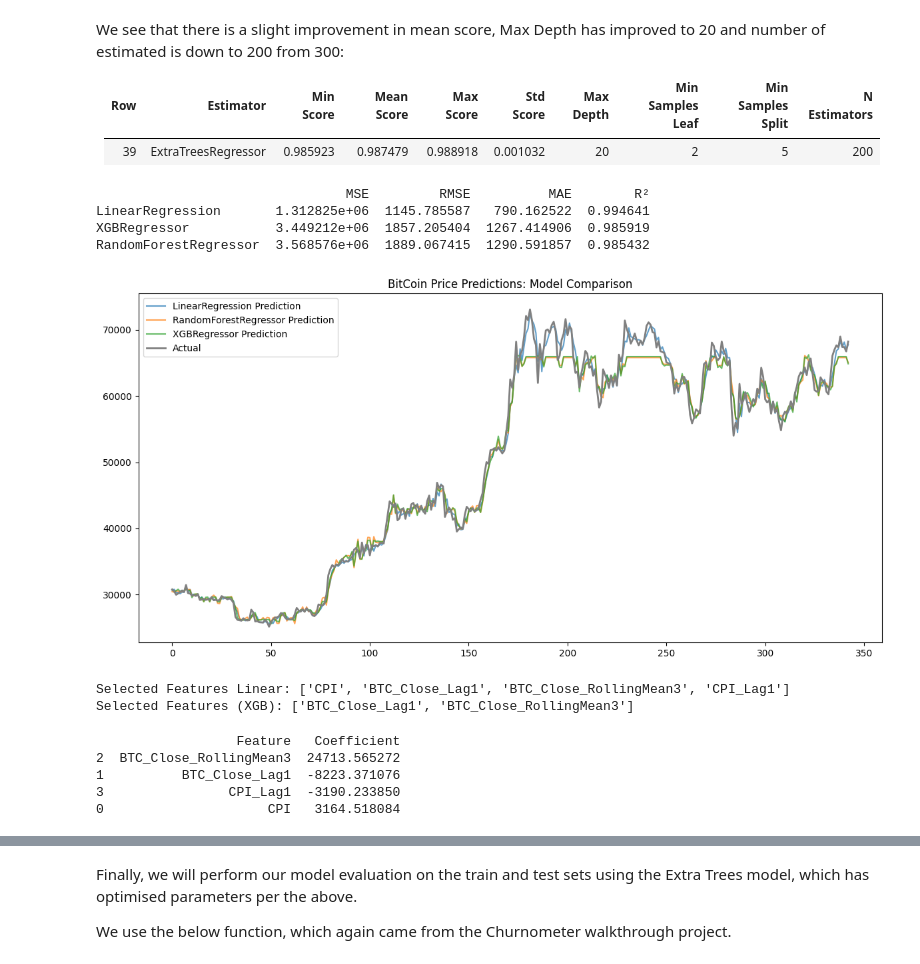
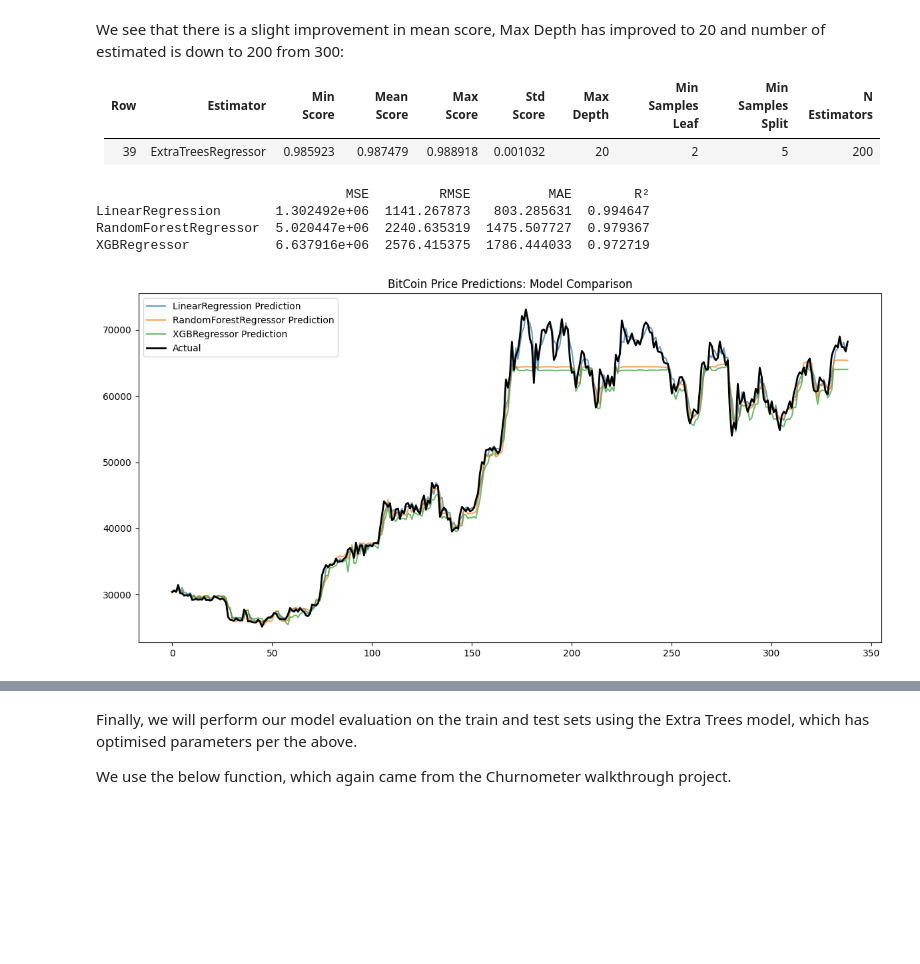
Before and after one commit to Mickyreegs/Project5, a Jupyter notebook: jupyter_notebooks/Modeling_And_Evaluation.ipynb, the cells around one changed output, grey strips where cells are left out. Saved outputs shown, nothing was run; the diff lists cells and outputs as text; code cells hidden in the pictures; blank space fills up the shorter version.

```diff
--- a/jupyter_notebooks/Modeling_And_Evaluation.ipynb
+++ b/jupyter_notebooks/Modeling_And_Evaluation.ipynb
@@ -245,8 +241,6 @@ def PipelineOptimization(model):
     pipeline_base = Pipeline([
         ("feat_scaling", StandardScaler()),
 
-        ("feat_selection",  SelectFromModel(model)),
-
         ("model", model),
     ])
 
@@ -273,6 +307,11 @@ class HyperparameterOptimizationSearch:
         self.grid_searches = {}
 
     def fit(self, X, y, cv, n_jobs, verbose=1, scoring=None, refit=False):
+
+        selected_features = hybrid_feature_selector(X, y, self.models)
+        self.selected_features = selected_features
+        X_selected = X[selected_features]
+
         for key in self.keys:
             print(f"\nRunning GridSearchCV for {key} \n")
             model = PipelineOptimization(self.models[key])
@@ -280,7 +319,7 @@ class HyperparameterOptimizationSearch:
             params = self.params[key]
             gs = GridSearchCV(model, params, cv=cv, n_jobs=n_jobs,
                 verbose=verbose, scoring=scoring)
-            gs.fit(X, y)
+            gs.fit(X_selected, y)
             self.grid_searches[key] = gs
 
     def score_summary(self, sort_by='mean_score'):
@@ -492,7 +531,7 @@ import pandas as pd
 results = {}
 
 for name, model in best_models.items():
-    preds = model.predict(features_test)
+    preds = model.predict(features_test[search.selected_features])
     results[name] = {
         "MSE": mean_squared_error(target_test, preds),
         "RMSE": mean_squared_error(target_test, preds, squared=False),
@@ -504,22 +543,22 @@ results_df = pd.DataFrame(results).T.sort_values(by="R²", ascending=False)
 print(results_df)
 # %% [output]
                                 MSE         RMSE          MAE        R²
-LinearRegression       1.312825e+06  1145.785587   790.162522  0.994641
-XGBRegressor           3.449212e+06  1857.205404  1267.414906  0.985919
-RandomForestRegressor  3.568576e+06  1889.067415  1290.591857  0.985432
+LinearRegression       1.302492e+06  1141.267873   803.285631  0.994647
+RandomForestRegressor  5.020447e+06  2240.635319  1475.507727  0.979367
+XGBRegressor           6.637916e+06  2576.415375  1786.444033  0.972719
 # %%
 import matplotlib.pyplot as plt
 
 plt.figure(figsize=(12, 6))
 for name, model in best_models.items():
-    preds = model.predict(features_test)
+    preds = model.predict(features_test[search.selected_features])
     plt.plot(preds, label=f"{name} Prediction", alpha=0.7)
 
-plt.plot(target_test.values, label="Actual", color="gray", linewidth=2)
+plt.plot(target_test.values, label="Actual", color="black", linewidth=2)
 plt.title("BitCoin Price Predictions: Model Comparison")
 plt.legend()
 plt.tight_layout()
 plt.show()
 # %% [output]
-[figure, old version]
+[figure, new version]
 # %%
@@ -527,36 +568,24 @@ best_model = grid_search_pipelines["LinearRegression"].best_estimator_
 # %%
 best_model_xgb = grid_search_pipelines["XGBRegressor"].best_estimator_
 # %%
-selector = best_model.named_steps["feat_selection"]
-selected_mask = selector.get_support()
-selected_features = features_train.columns[selected_mask]
+def feature_importances(best_models, feature_names):
+    import numpy as np
 
-selector_xgb = best_model_xgb.named_steps["feat_selection"]
-selected_mask_xgb = selector_xgb.get_support()
-selected_features_xgb = features_train.columns[selected_mask_xgb]
+    for name, pipeline in best_models.items():
+        print(f"\n Selected Feature Importances for {name}:")
 
-print("Selected Features Linear:", selected_features.tolist())
-print("Selected Features (XGB):", selected_features_xgb.tolist())
+        model = pipeline.named_steps["model"]
+
+        if hasattr(model, "feature_importances_"):
+            importances = model.feature_importances_
+        elif hasattr(model, "coef_"):
+            importances = np.abs(model.coef_)
+        else:
+            print("  (No importances available)")
+            continue
+
+        importance_dict = dict(zip(feature_names, importances))
+        sorted_importances = sorted(importance_dict.items(), key=lambda x: x[1], reverse=True)
+
+        for feature, score in sorted_importances:
+            print(f"  {feature}: {score:.4f}")
-# %% [output]
-Selected Features Linear: ['CPI', 'BTC_Close_Lag1', 'BTC_Close_RollingMean3', 'CPI_Lag1']
-Selected Features (XGB): ['BTC_Close_Lag1', 'BTC_Close_RollingMean3']
-# %%
-final_model = best_model.named_steps["model"]
-
-coefficients = final_model.coef_
-selected_features = features_train.columns[selector.get_support()]
-
-import pandas as pd
-
-coef_df = pd.DataFrame({
-    "Feature": selected_features,
-    "Coefficient": coefficients
-}).sort_values(by="Coefficient", key=abs, ascending=False)
-
-print(coef_df)
-# %% [output]
-                  Feature   Coefficient
-2  BTC_Close_RollingMean3  24713.565272
-1          BTC_Close_Lag1  -8223.371076
-3                CPI_Lag1  -3190.233850
-0                     CPI   3164.518084
```
Also changed, not shown: parts of 16 cells of this notebook, 2 other files.
